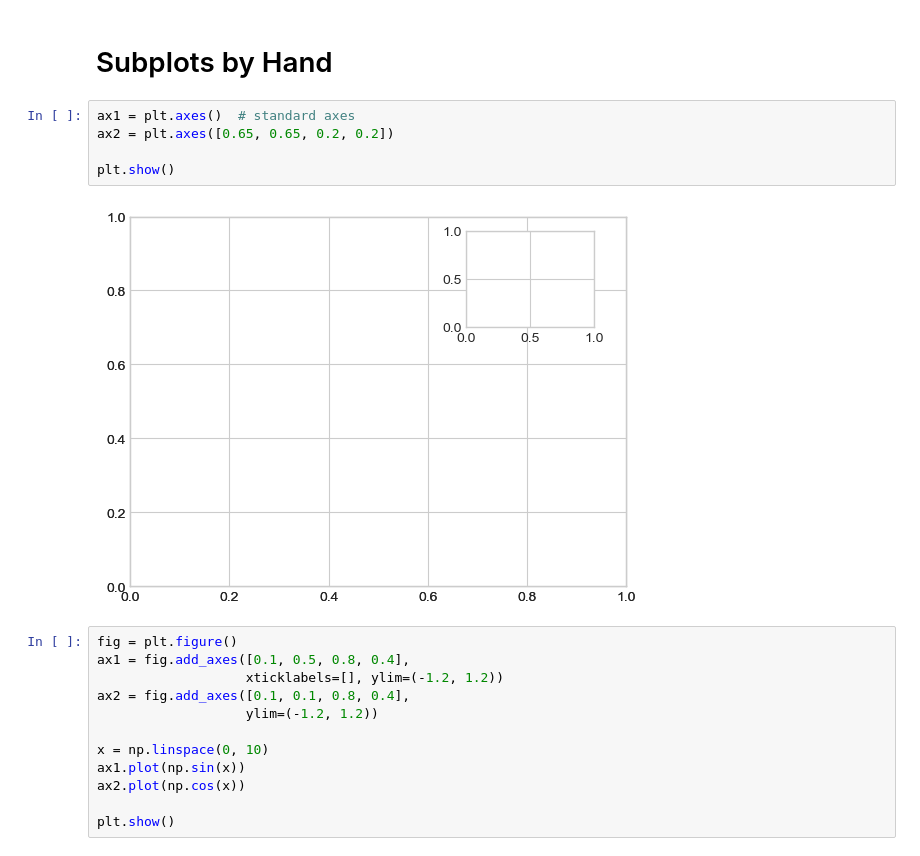
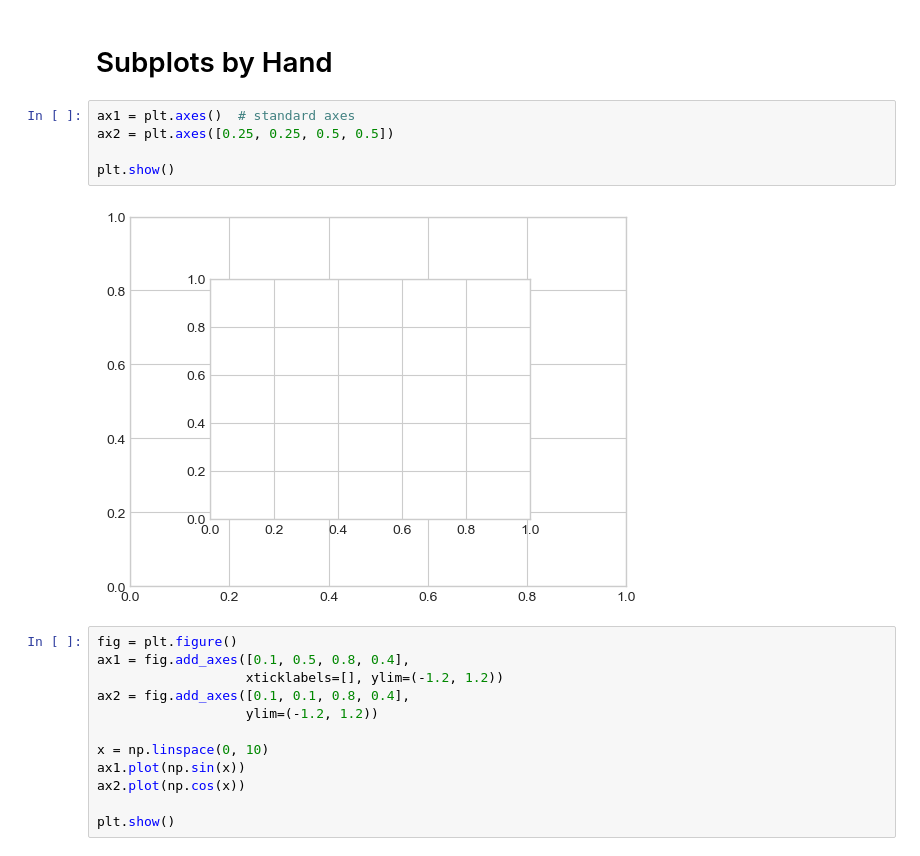
Before and after one commit to Do-heewan/Data_Science, a Jupyter notebook: 7주차/ch4-8_Subplot.ipynb, the cells around one changed output. Cells and saved outputs as stored; diff of their text form.

```diff
--- a/7주차/ch4-8_Subplot.ipynb
+++ b/7주차/ch4-8_Subplot.ipynb
@@ -7,11 +7,11 @@ import numpy as np
 # Subplots by Hand
 # %%
 ax1 = plt.axes()  # standard axes
-ax2 = plt.axes([0.65, 0.65, 0.2, 0.2])
+ax2 = plt.axes([0.25, 0.25, 0.5, 0.5])
 
 plt.show()
 # %% [output]
-[figure, old version]
+[figure, new version]
 # %%
 fig = plt.figure()
 ax1 = fig.add_axes([0.1, 0.5, 0.8, 0.4],
```
Also changed, not shown: parts of 2 cells of this notebook, 6 other files.
